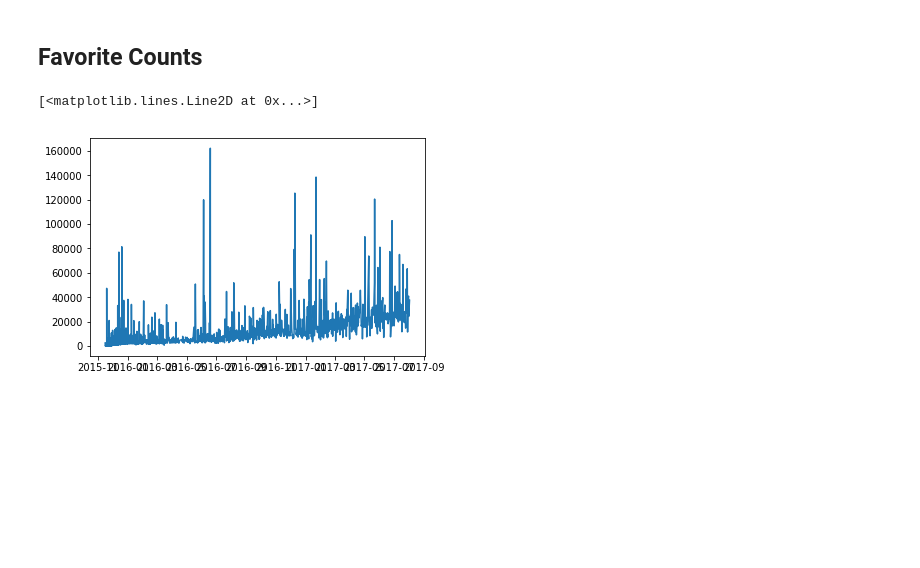
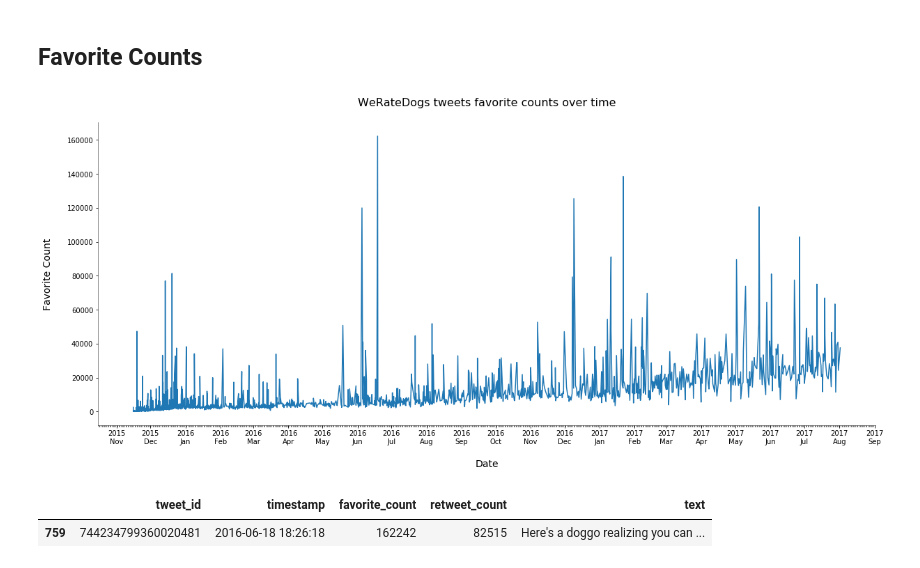
Before and after one commit to AbdelrahmanTorki/Wrangle-and-Analyze-Data, a Jupyter notebook: wrangle_act.ipynb, the cells around one changed output. Saved outputs shown, nothing was run; the diff lists cells and outputs as text; code cells hidden in the pictures; blank space fills up the shorter version.

Commit message:
update: tweets favorite counts analyzed

```diff
--- a/wrangle_act.ipynb
+++ b/wrangle_act.ipynb
@@ -2094,9 +2094,13 @@ memory usage: 365.6+ KB
 # Analysis
 # %% [markdown]
 ## Favorite Counts
-# %%
-plt.figure(figt)
-plt.plot(wrangling_final_df.timestamp, wrangling_final_df.favorite_count)
-# %% [output]
-[<matplotlib.lines.Line2D at 0x...>]
-[figure, removed]
+# %%
+def sytle_plot_spines(*axes):
+    """
+    takes axes object and apply my favorite style to the plot axes
+    """
+    for ax in axes:
+        ax.spines['top'].set_visible(False)
+        ax.spines['right'].set_visible(False)
+        ax.spines['left'].set_alpha(.6)
+        ax.spines['bottom'].set_alpha(.6)
@@ -2102,0 +2109,22 @@ plt.plot(wrangling_final_df.timestamp, wrangling_final_df.favorite_count)
+# %%
+plt.figure(figsize = (20, 8))
+ax = plt.subplot(111)
+sytle_plot_spines(ax)
+
+ax.xaxis.set_major_locator(mdates.MonthLocator())
+ax.xaxis.set_minor_locator(mdates.DayLocator())
+monthFmt = mdates.DateFormatter('%Y\n%b')
+ax.xaxis.set_major_formatter(monthFmt)
+
+plt.ylabel('Favorite Count\n', fontsize = 14)
+plt.xlabel('\nDate', fontsize = 14)
+plt.title('WeRateDogs Tweets Favorite Counts over Time\n', fontsize = 16)
+
+plt.plot(wrangling_final_df.timestamp, wrangling_final_df.favorite_count);
+# %% [output]
+[figure, added]
+# %%
+wrangling_final_df.query('favorite_count == %d'% wrangling_final_df.favorite_count.max())[['tweet_id', 'timestamp', 'favorite_count', 'retweet_count','text']]
+# %% [output]
+|  | tweet_id | timestamp | favorite_count | retweet_count | text |
+| 759 | 744234799360020481 | 2016-06-18 18:26:18 | 162242 | 82515 | Here's a doggo realizing you can ... |
```
Also changed, not shown: parts of 12 cells of this notebook.
